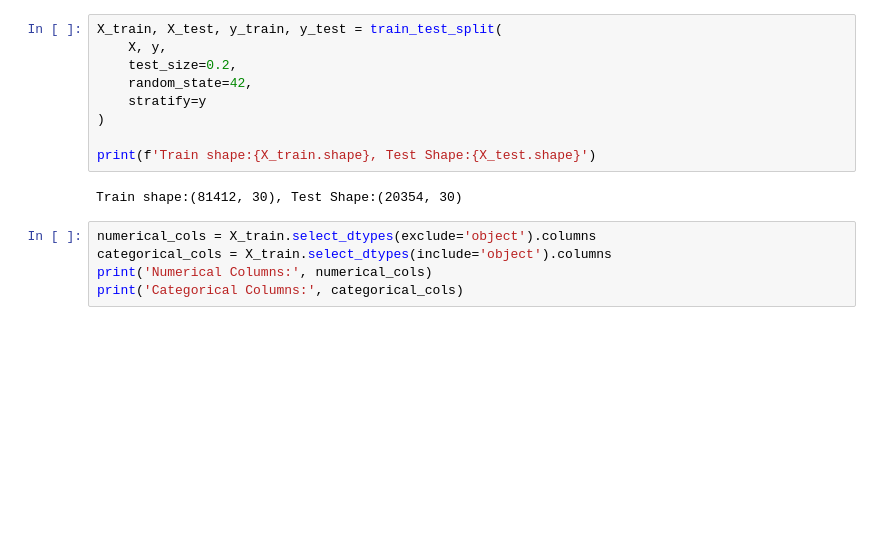
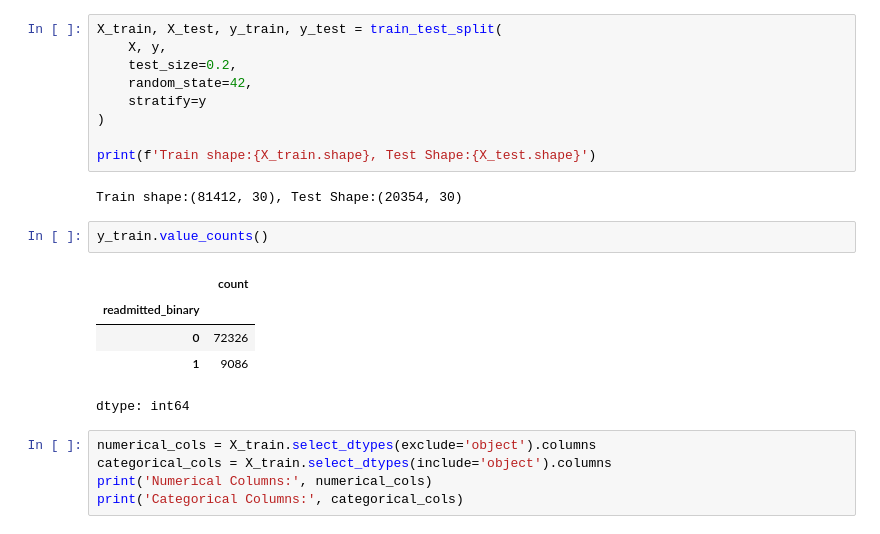
Before and after one commit to matheeshagit/FDM-Mini-Project, a Jupyter notebook: Diabitic_Data.ipynb, the cells around one changed output. Saved outputs shown, nothing was run; the diff lists cells and outputs as text; blank space fills up the shorter version.

```diff
--- a/Diabitic_Data.ipynb
+++ b/Diabitic_Data.ipynb
@@ -319,6 +319,14 @@ X_train, X_test, y_train, y_test = train_test_split(
 print(f'Train shape:{X_train.shape}, Test Shape:{X_test.shape}')
 # %% [output]
 Train shape:(81412, 30), Test Shape:(20354, 30)
+# %%
+y_train.value_counts()
+# %% [output]
+|  | count |
+| readmitted_binary |  |
+| 0 | 72326 |
+| 1 | 9086 |
+dtype: int64
 # %%
 numerical_cols = X_train.select_dtypes(exclude='object').columns
 categorical_cols = X_train.select_dtypes(include='object').columns
```
Also changed, not shown: parts of 10 cells of this notebook.
